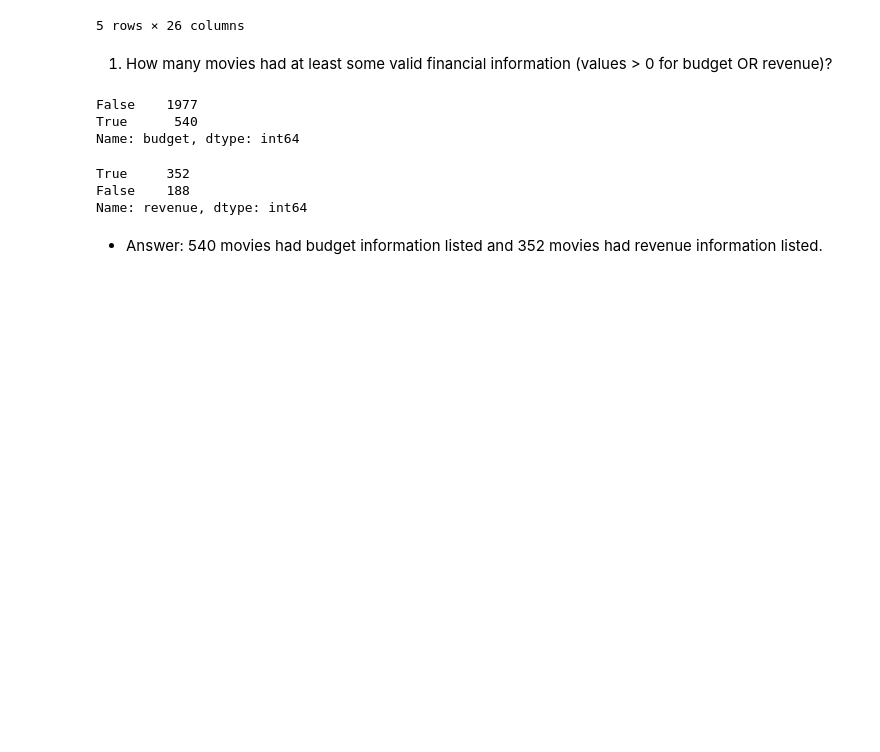
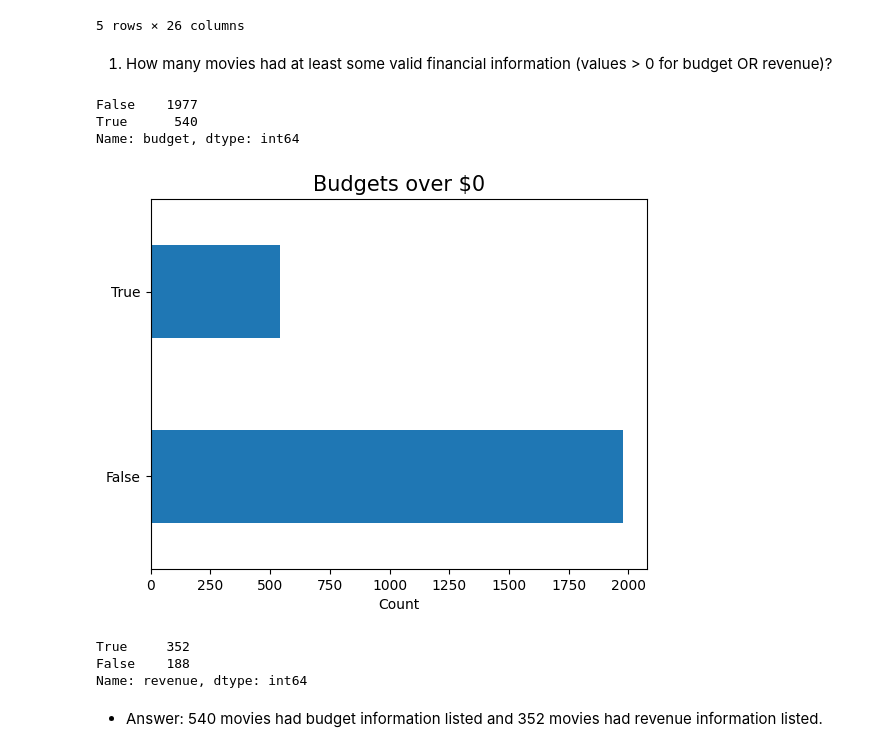
Before and after one commit to spockthompson/Dojo-Movie-Project, a Jupyter notebook: Exploratory Data Analysis of TMDB.ipynb, the cells around one changed output. Cells and saved outputs as stored; diff of their text form; code cells hidden in the pictures; blank space fills up the shorter version.

```diff
--- a/Exploratory Data Analysis of TMDB.ipynb
+++ b/Exploratory Data Analysis of TMDB.ipynb
@@ -31,6 +31,20 @@ budgets.value_counts()
 False    1977
 True      540
 Name: budget, dtype: int64
+# %%
+budgets = (EDA_df['budget'] > 0).value_counts()
+
+#Plot the counts of each cereal brand
+
+budgets.plot(kind = 'barh')
+plt.title('Budgets over $0', fontsize = 15)
+plt.ylabel('', fontsize = 10)
+plt.xlabel('Count', fontsize = 10)
+
+#Show your figure
+plt.show()
+# %% [output]
+[figure, added]
 # %%
 revenues = (EDA_df['revenue'] > 0)
 revenues.value_counts()
```
Also changed, not shown: parts of 5 cells of this notebook, 2 other files.
